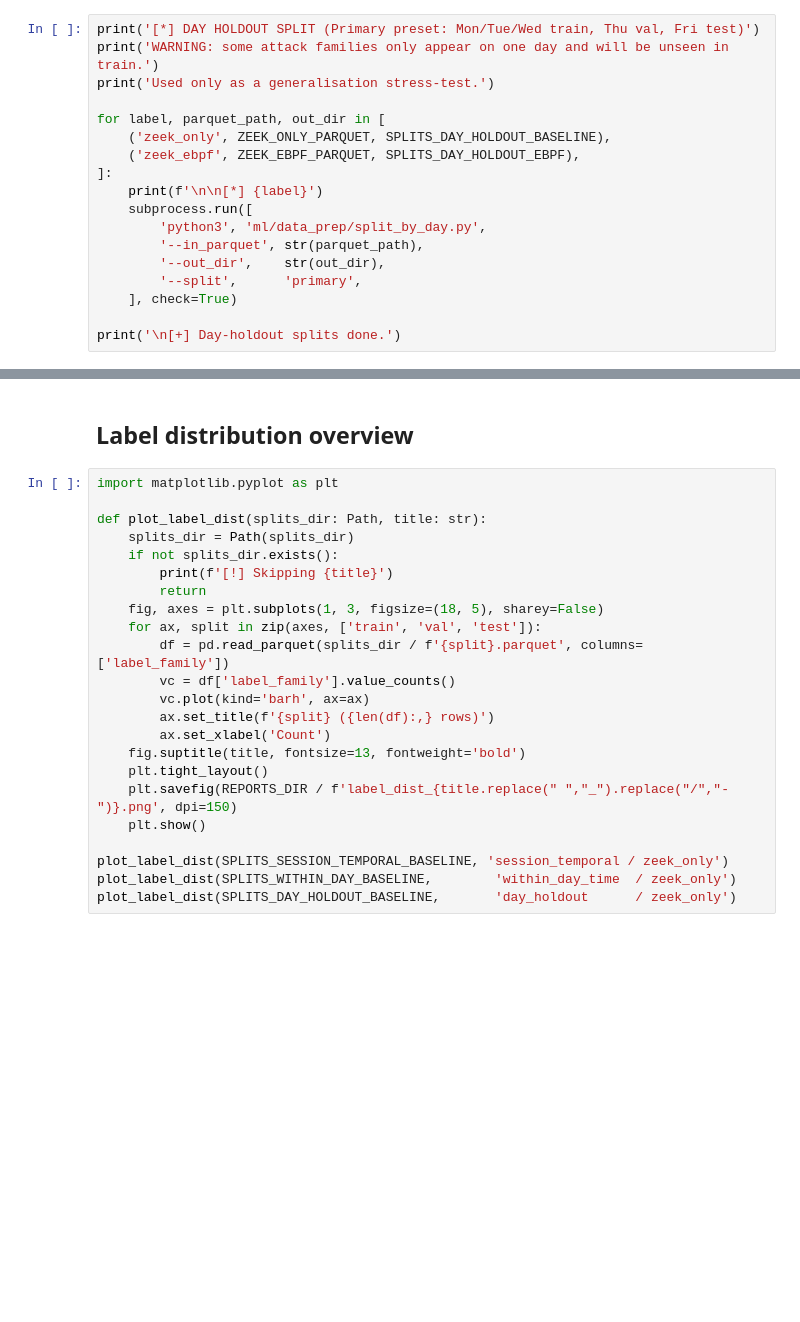
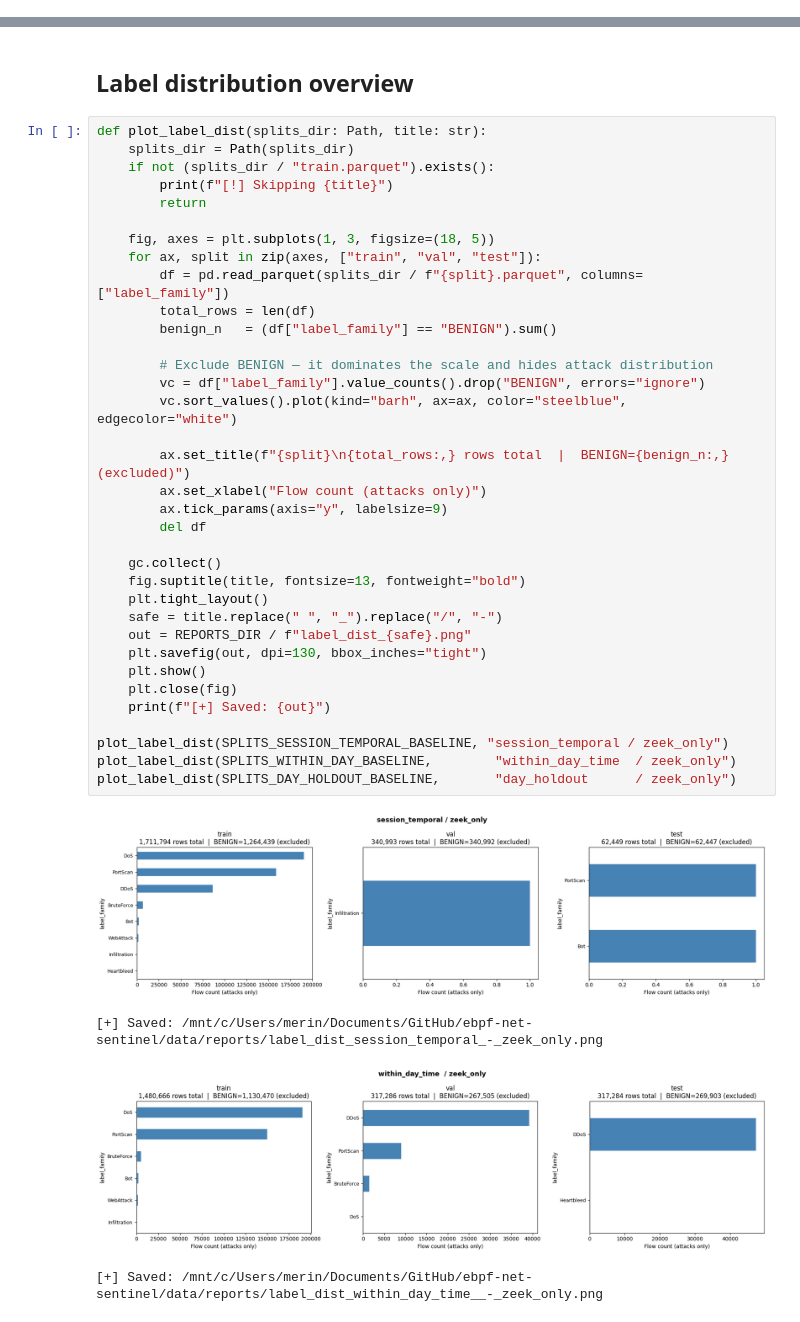
Before and after one commit to merinnnn/ebpf-net-sentinel, a Jupyter notebook: ml/notebooks/00_data_preparation.ipynb, the cells around one changed output, grey strips where cells are left out. Cells and saved outputs as stored; diff of their text form; blank space fills up the shorter version.

```diff
--- a/ml/notebooks/00_data_preparation.ipynb
+++ b/ml/notebooks/00_data_preparation.ipynb
@@ -95,20 +174,2 @@ print('\n[+] Within-day splits done.')
 # %% [markdown]
 ## Day-holdout splits (STRESS-TEST: unseen days)
-# %%
-print('[*] DAY HOLDOUT SPLIT (Primary preset: Mon/Tue/Wed train, Thu val, Fri test)')
-print('WARNING: some attack families only appear on one day and will be unseen in train.')
-print('Used only as a generalisation stress-test.')
-
-for label, parquet_path, out_dir in [
-    ('zeek_only', ZEEK_ONLY_PARQUET, SPLITS_DAY_HOLDOUT_BASELINE),
-    ('zeek_ebpf', ZEEK_EBPF_PARQUET, SPLITS_DAY_HOLDOUT_EBPF),
-]:
-    print(f'\n\n[*] {label}')
-    subprocess.run([
-        'python3', 'ml/data_prep/split_by_day.py',
-        '--in_parquet', str(parquet_path),
-        '--out_dir',    str(out_dir),
-        '--split',      'primary',
-    ], check=True)
-
-print('\n[+] Day-holdout splits done.')
@@ -173,25 +322,42 @@ leakage_report(SPLITS_DAY_HOLDOUT_BASELINE,       'day_holdout      / zeek_only'
 # %% [markdown]
 ## Label distribution overview
 # %%
-import matplotlib.pyplot as plt
-
 def plot_label_dist(splits_dir: Path, title: str):
     splits_dir = Path(splits_dir)
-    if not splits_dir.exists():
-        print(f'[!] Skipping {title}')
+    if not (splits_dir / "train.parquet").exists():
+        print(f"[!] Skipping {title}")
         return
-    fig, axes = plt.subplots(1, 3, figsize=(18, 5), sharey=False)
-    for ax, split in zip(axes, ['train', 'val', 'test']):
-        df = pd.read_parquet(splits_dir / f'{split}.parquet', columns=['label_family'])
-        vc = df['label_family'].value_counts()
-        vc.plot(kind='barh', ax=ax)
-        ax.set_title(f'{split} ({len(df):,} rows)')
-        ax.set_xlabel('Count')
-    fig.suptitle(title, fontsize=13, fontweight='bold')
+
+    fig, axes = plt.subplots(1, 3, figsize=(18, 5))
+    for ax, split in zip(axes, ["train", "val", "test"]):
+        df = pd.read_parquet(splits_dir / f"{split}.parquet", columns=["label_family"])
+        total_rows = len(df)
+        benign_n   = (df["label_family"] == "BENIGN").sum()
+
+        # Exclude BENIGN — it dominates the scale and hides attack distribution
+        vc = df["label_family"].value_counts().drop("BENIGN", errors="ignore")
+        vc.sort_values().plot(kind="barh", ax=ax, color="steelblue", edgecolor="white")
+
+        ax.set_title(f"{split}\n{total_rows:,} rows total  |  BENIGN={benign_n:,} (excluded)")
+        ax.set_xlabel("Flow count (attacks only)")
+        ax.tick_params(axis="y", labelsize=9)
+        del df
+
+    gc.collect()
+    fig.suptitle(title, fontsize=13, fontweight="bold")
     plt.tight_layout()
-    plt.savefig(REPORTS_DIR / f'label_dist_{title.replace(" ","_").replace("/","-")}.png', dpi=150)
+    safe = title.replace(" ", "_").replace("/", "-")
+    out = REPORTS_DIR / f"label_dist_{safe}.png"
+    plt.savefig(out, dpi=130, bbox_inches="tight")
     plt.show()
+    plt.close(fig)
+    print(f"[+] Saved: {out}")
 
-plot_label_dist(SPLITS_SESSION_TEMPORAL_BASELINE, 'session_temporal / zeek_only')
-plot_label_dist(SPLITS_WITHIN_DAY_BASELINE,        'within_day_time  / zeek_only')
-plot_label_dist(SPLITS_DAY_HOLDOUT_BASELINE,       'day_holdout      / zeek_only')
+plot_label_dist(SPLITS_SESSION_TEMPORAL_BASELINE, "session_temporal / zeek_only")
+plot_label_dist(SPLITS_WITHIN_DAY_BASELINE,        "within_day_time  / zeek_only")
+plot_label_dist(SPLITS_DAY_HOLDOUT_BASELINE,       "day_holdout      / zeek_only")
+# %% [output]
+[figure, added]
+[+] Saved: /mnt/c/Users/merin/Documents/GitHub/ebpf-net-sentinel/data/reports/label_dist_session_temporal_-_zeek_only.png
+[figure, added]
+[+] Saved: /mnt/c/Users/merin/Documents/GitHub/ebpf-net-sentinel/data/reports/label_dist_within_day_time__-_zeek_only.png
```
Also changed, not shown: parts of 10 cells of this notebook.
